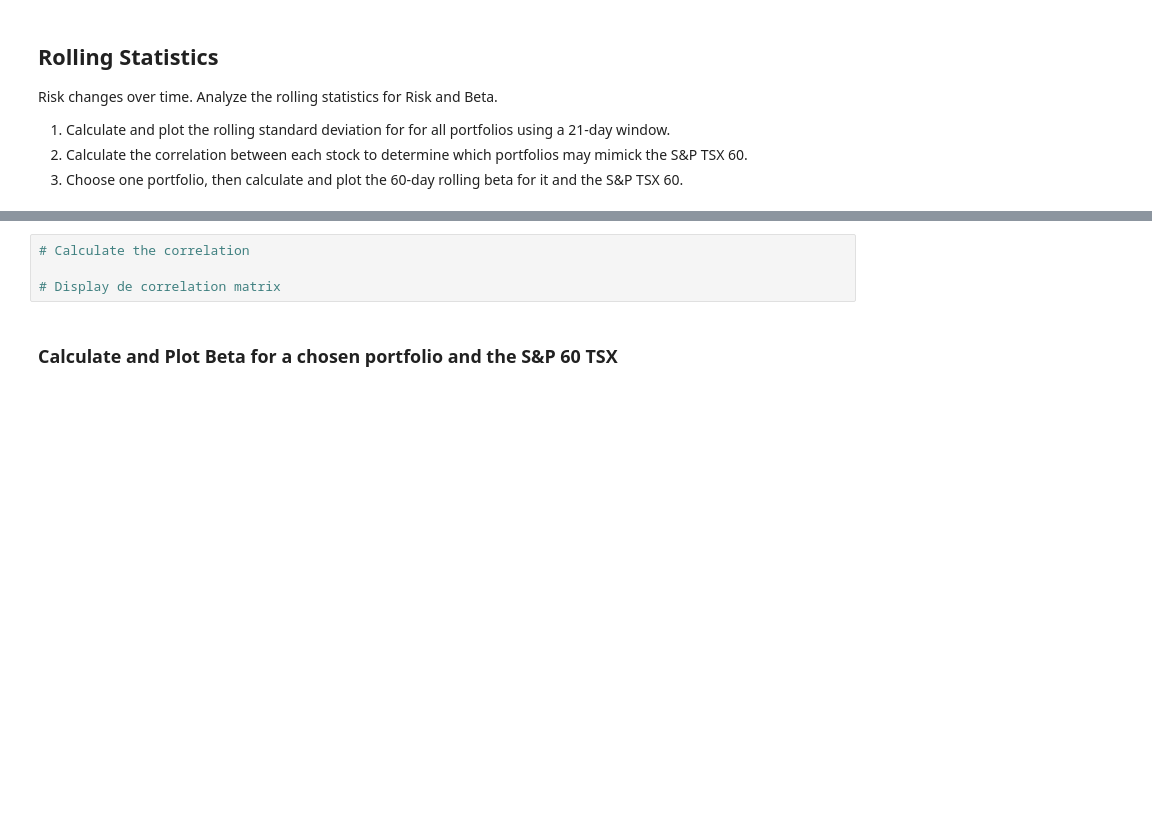
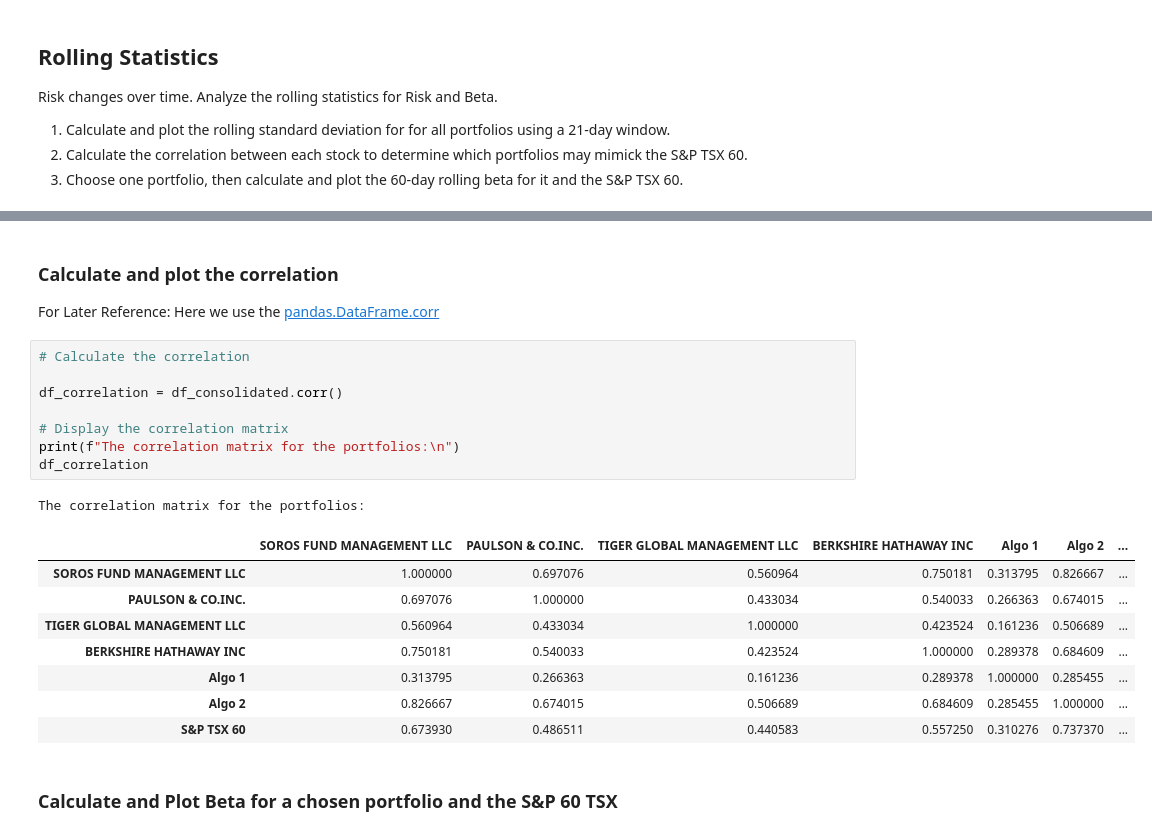
Before and after one commit to nomadic-me/Whale-Off-The-Portfolio, a Jupyter notebook: whale_analysis.ipynb, the cells around one changed output, grey strips where cells are left out. Drawn from its saved outputs; the diff is of its cells as text; blank space fills up the shorter version.

```diff
--- a/whale_analysis.ipynb
+++ b/whale_analysis.ipynb
@@ -452,7 +493,25 @@ Risk changes over time. Analyze the rolling statistics for Risk and Beta.
+# %% [markdown]
+### Calculate and plot the correlation
+
+For Later Reference: Here we use the [pandas.DataFrame.corr](https://pandas.pydata.org/docs/reference/api/pandas.DataFrame.corr.html)
 # %%
 # Calculate the correlation
 
-# Display de correlation matrix
+df_correlation = df_consolidated.corr()
+
+# Display the correlation matrix
+print(f"The correlation matrix for the portfolios:\n")
+df_correlation
+# %% [output]
+The correlation matrix for the portfolios:
+|  | SOROS FUND MANAGEMENT LLC | PAULSON & CO.INC. | TIGER GLOBAL MANAGEMENT LLC | BERKSHIRE HATHAWAY INC | Algo 1 | Algo 2 | ... |
+| SOROS FUND MANAGEMENT LLC | 1.000000 | 0.697076 | 0.560964 | 0.750181 | 0.313795 | 0.826667 | ... |
+| PAULSON & CO.INC. | 0.697076 | 1.000000 | 0.433034 | 0.540033 | 0.266363 | 0.674015 | ... |
+| TIGER GLOBAL MANAGEMENT LLC | 0.560964 | 0.433034 | 1.000000 | 0.423524 | 0.161236 | 0.506689 | ... |
+| BERKSHIRE HATHAWAY INC | 0.750181 | 0.540033 | 0.423524 | 1.000000 | 0.289378 | 0.684609 | ... |
+| Algo 1 | 0.313795 | 0.266363 | 0.161236 | 0.289378 | 1.000000 | 0.285455 | ... |
+| Algo 2 | 0.826667 | 0.674015 | 0.506689 | 0.684609 | 0.285455 | 1.000000 | ... |
+| S&P TSX 60 | 0.673930 | 0.486511 | 0.440583 | 0.557250 | 0.310276 | 0.737370 | ... |
 # %% [markdown]
 ### Calculate and Plot Beta for a chosen portfolio and the S&P 60 TSX
 # %%
```
Also changed, not shown: parts of 8 cells of this notebook.
